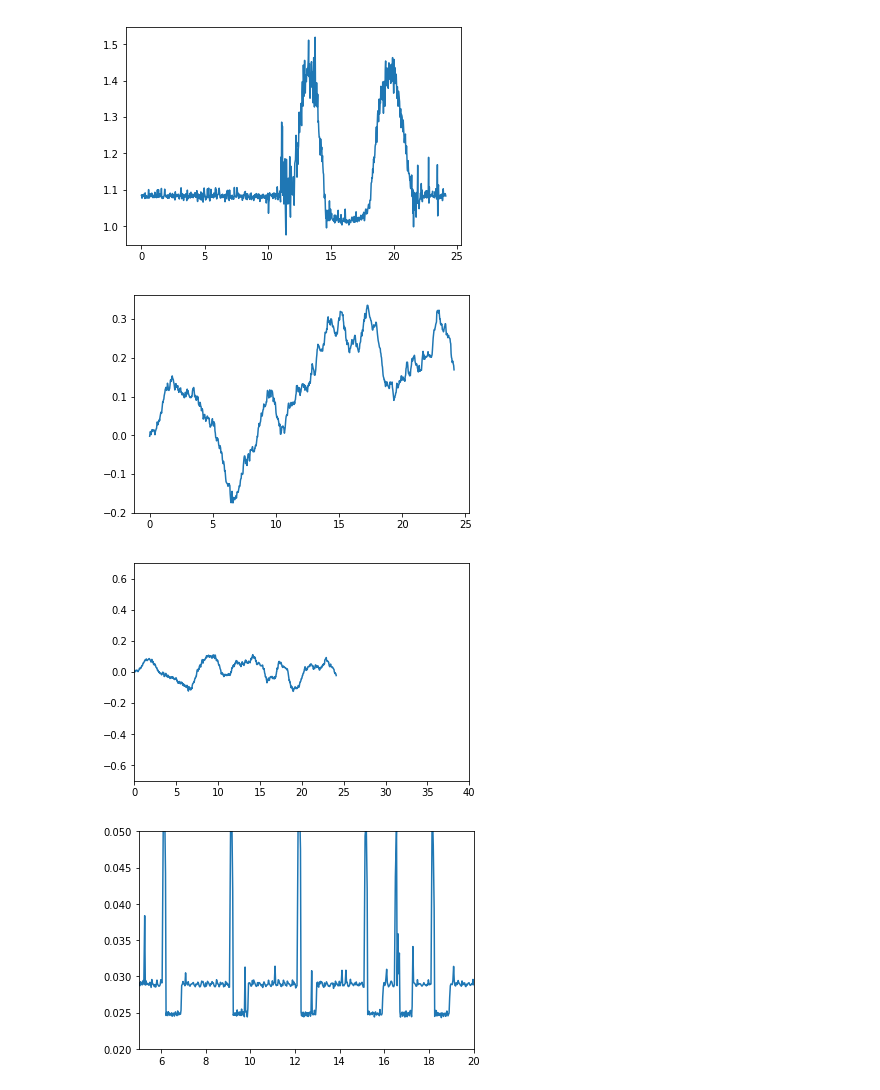
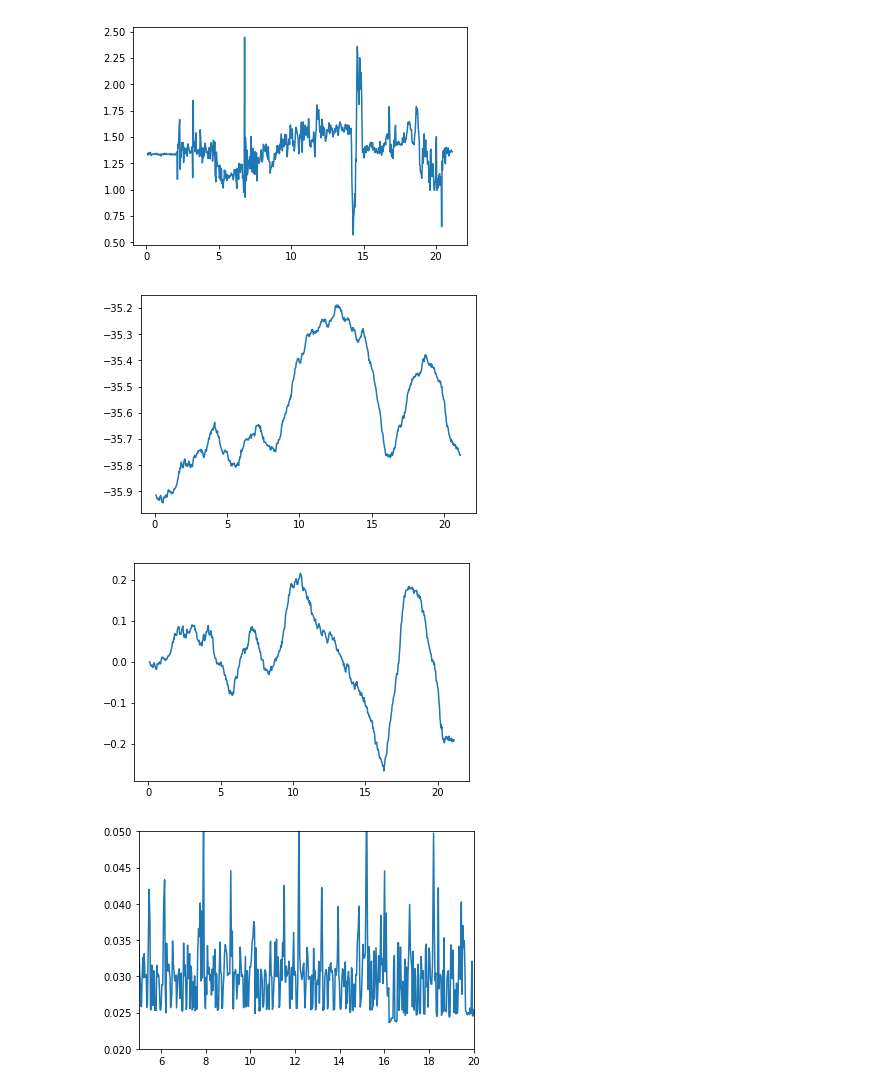
Before and after one commit to davidssand/Starla, a Jupyter notebook: Collected_data/all_data.ipynb, the cells around one changed output. Saved outputs shown, nothing was run; the diff lists cells and outputs as text; code cells hidden in the pictures.

```diff
--- a/Collected_data/all_data.ipynb
+++ b/Collected_data/all_data.ipynb
@@ -16,36 +16,36 @@ data.shape
 # %%
-altitude = data["altitude"]
-accel = data["acceleration"]
-z_velocity = data["z_velocity"]
-pitch = data["pitch"]
-yaw = data["yaw"]
-roll = data["roll"]
+altitude = data["altitude_list"]
+accel = data["acceleration_list"]
+z_velocity = data["z_velocity_list"]
+pitch = data["pitch_list"]
+yaw = data["yaw_list"]
+roll = data["roll_list"]
 sr = data["sr_list"]
-time = data["time"]
+time = data["time_list"]
 # %%
 #plt.axis([3, 44, 1.1, 1.2])
 plt.plot(time, accel)
 plt.show()
 # %% [output]
-[figure, old version]
+[figure, new version]
 # %%
 #plt.axis([0, 40, -5, -2])
 plt.plot(time, altitude)
 plt.show()
 # %% [output]
-[figure, old version]
+[figure, new version]
 # %%
-plt.axis([0, 40, -0.7, 0.7])
+#plt.axis([0, 40, -0.7, 0.7])
 plt.plot(time, z_velocity)
 plt.show()
 # %% [output]
-[figure, old version]
+[figure, new version]
 # %%
 plt.axis([5, 20, 0.02, 0.05])
 plt.plot(time, sr)
 plt.show()
 # %% [output]
-[figure, old version]
+[figure, new version]
 # %%
 plt.plot(time, pitch)
 plt.show()
```
Also changed, not shown: parts of 5 cells of this notebook, 18 other files.
